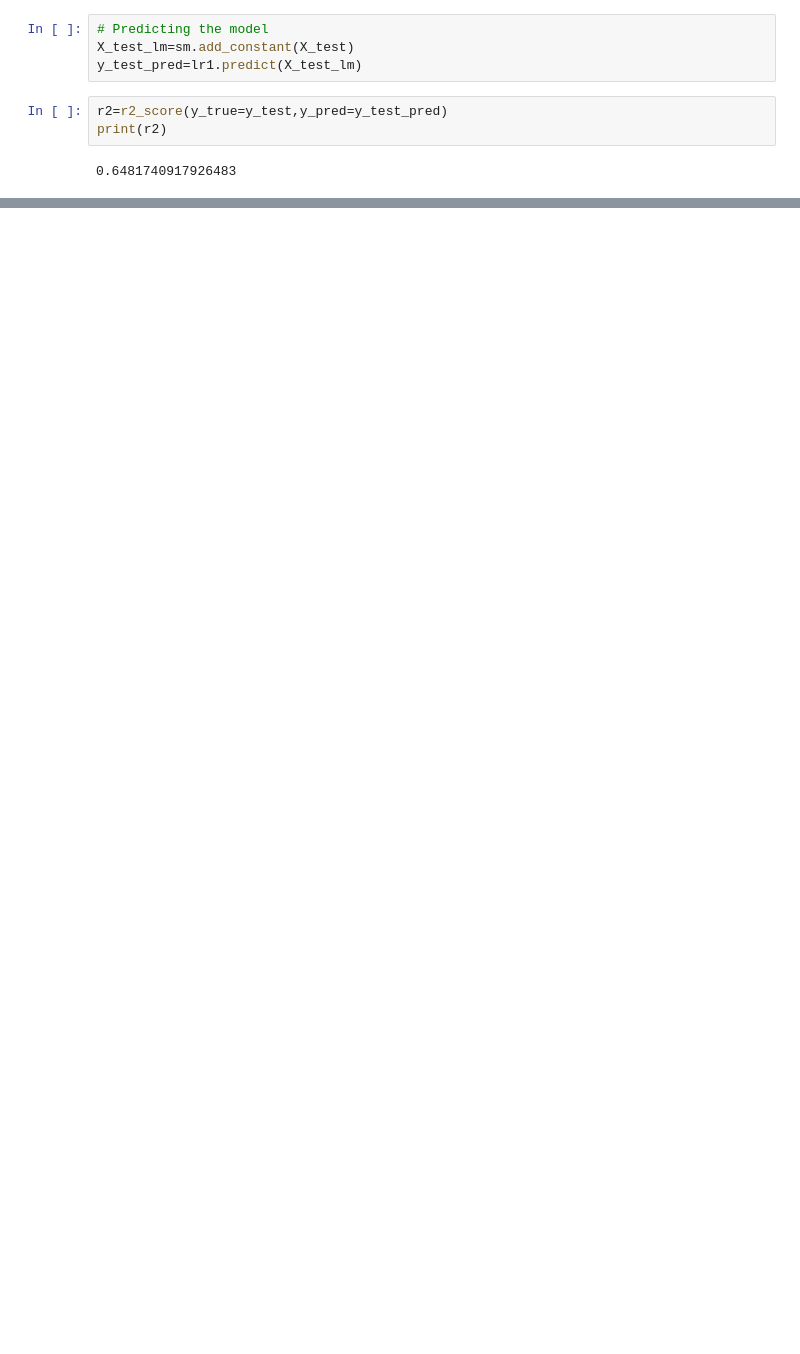
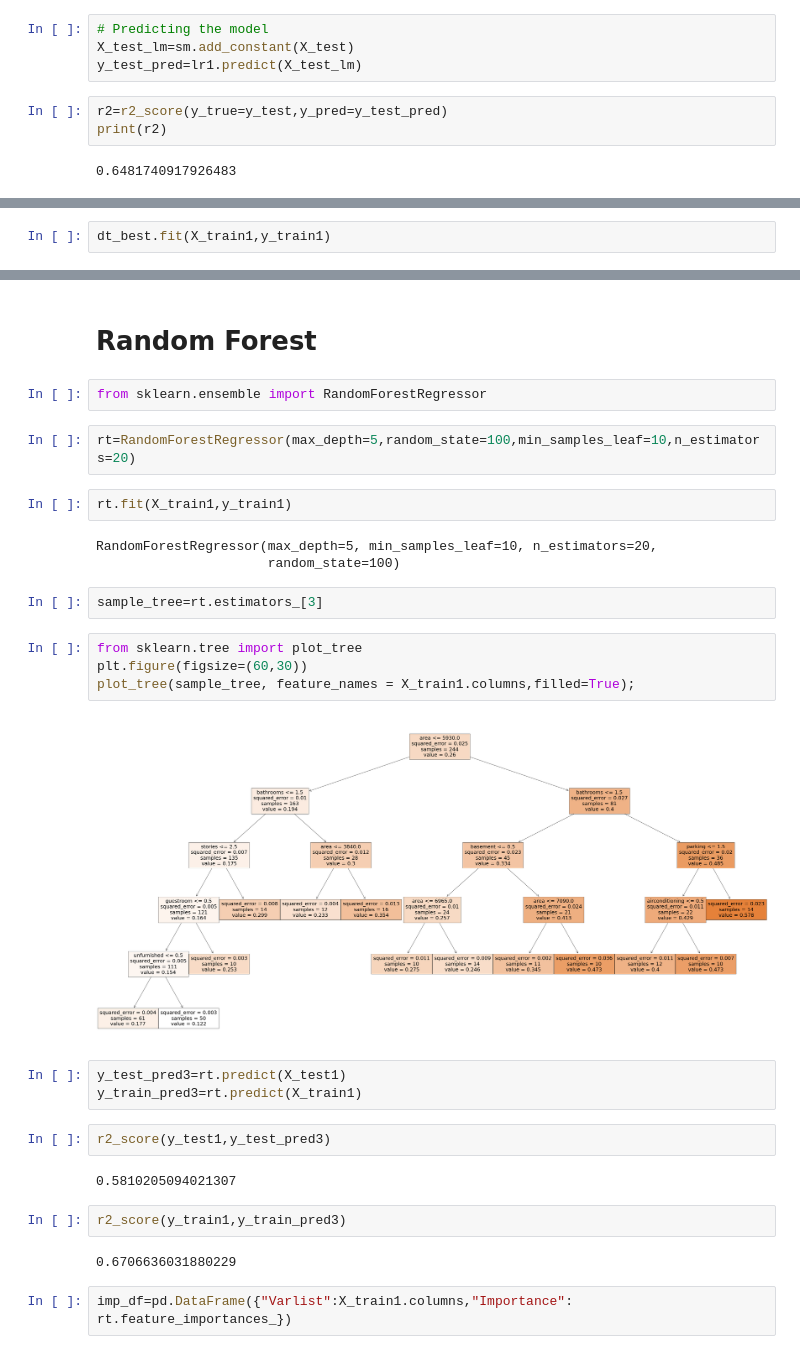
Before and after one commit to MV2404/-Projects, a Jupyter notebook: House Price Prediction using scikit learn.ipynb, the cells around one changed output, grey strips where cells are left out. Cells and saved outputs as stored; diff of their text form; blank space fills up the shorter version.

```diff
--- a/House Price Prediction using scikit learn.ipynb
+++ b/House Price Prediction using scikit learn.ipynb
@@ -490,0 +603,2 @@ print(r2)
+# %%
+dt_best.fit(X_train1,y_train1)
@@ -490,0 +620,32 @@ print(r2)
+# %% [markdown]
+# Random Forest
+# %%
+from sklearn.ensemble import RandomForestRegressor
+# %%
+rt=RandomForestRegressor(max_depth=5,random_state=100,min_samples_leaf=10,n_estimators=20)
+# %%
+rt.fit(X_train1,y_train1)
+# %% [output]
+RandomForestRegressor(max_depth=5, min_samples_leaf=10, n_estimators=20,
+                      random_state=100)
+# %%
+sample_tree=rt.estimators_[3]
+# %%
+from sklearn.tree import plot_tree
+plt.figure(figsize=(60,30))
+plot_tree(sample_tree, feature_names = X_train1.columns,filled=True);
+# %% [output]
+[figure, added]
+# %%
+y_test_pred3=rt.predict(X_test1)
+y_train_pred3=rt.predict(X_train1)
+# %%
+r2_score(y_test1,y_test_pred3)
+# %% [output]
+0.5810205094021307
+# %%
+r2_score(y_train1,y_train_pred3)
+# %% [output]
+0.6706636031880229
+# %%
+imp_df=pd.DataFrame({"Varlist":X_train1.columns,"Importance": rt.feature_importances_})
```
Also changed, not shown: parts of 36 cells of this notebook, 1 other file.
